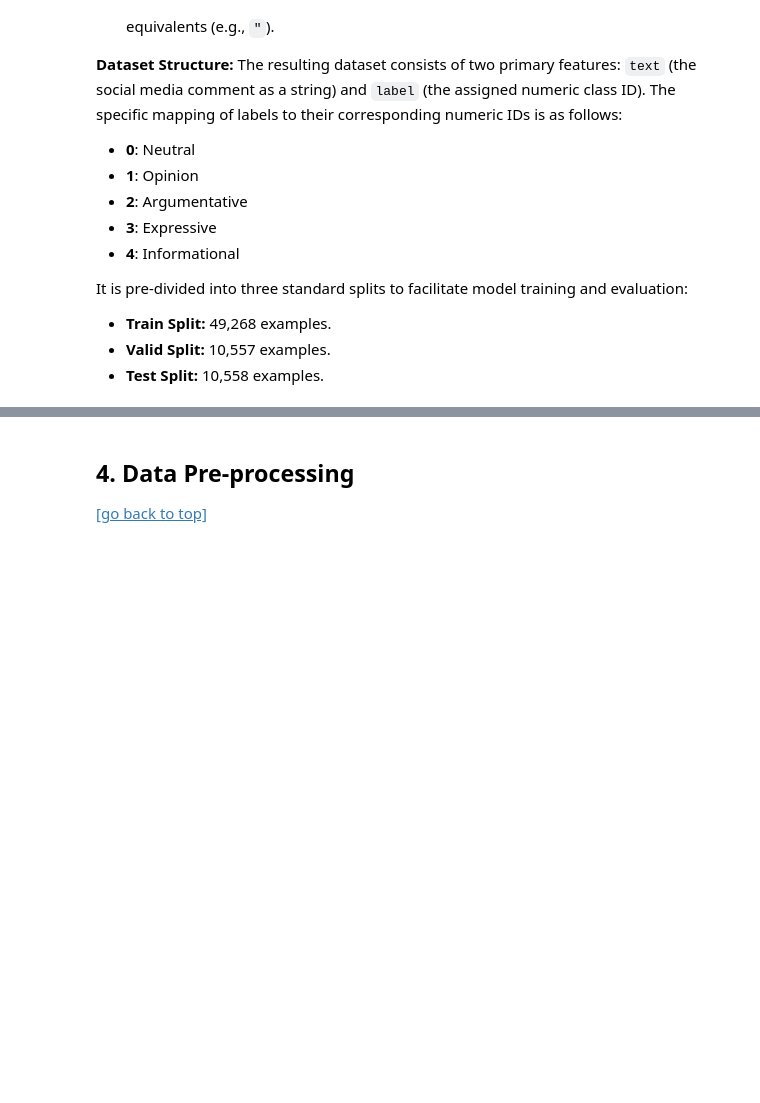
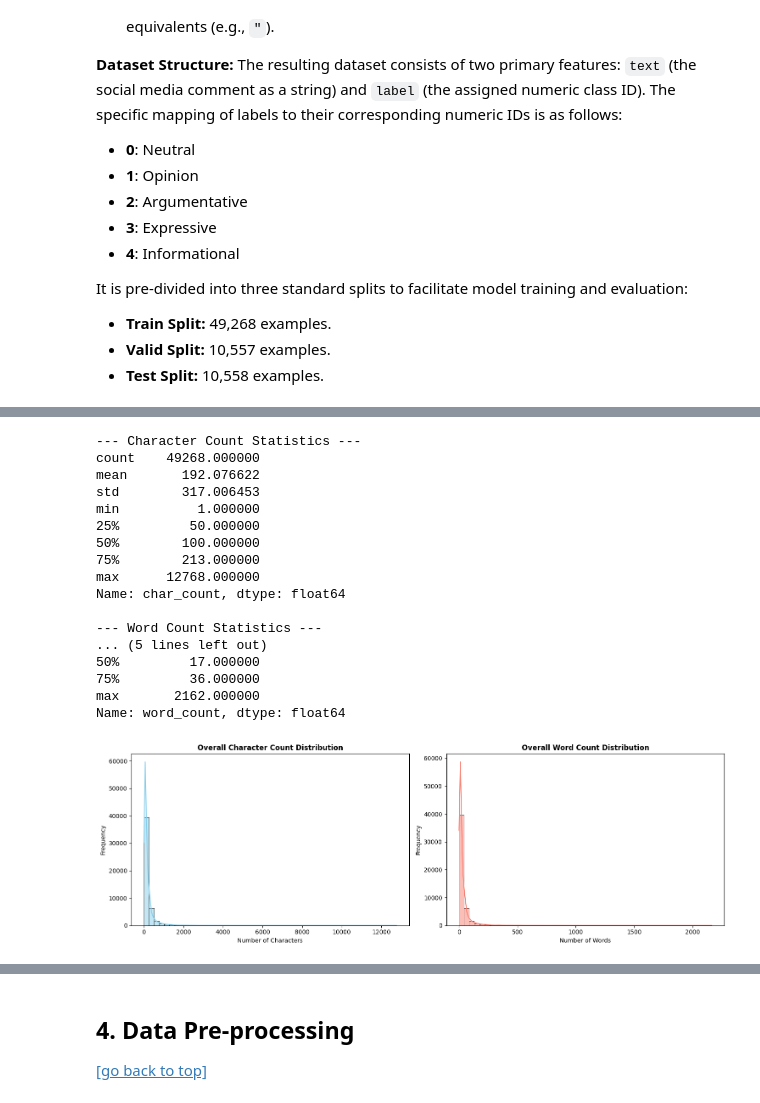
Before and after one commit to antonioromao03/PLN-Text_Classification, a Jupyter notebook: text_classification.ipynb, the cells around one changed output, grey strips where cells are left out. Cells and saved outputs as stored; diff of their text form; code cells hidden in the pictures; blank space fills up the shorter version.

```diff
--- a/text_classification.ipynb
+++ b/text_classification.ipynb
@@ -128,0 +281,50 @@ It is pre-divided into three standard splits to facilitate model training and ev
+# %%
+import matplotlib.pyplot as plt
+import seaborn as sns
+
+# Calculate character count and word count for the training dataset
+df_train['char_count'] = df_train['text'].apply(lambda x: len(str(x)))
+df_train['word_count'] = df_train['text'].apply(lambda x: len(str(x).split()))
+
+# Display basic statistical summaries
+print("--- Character Count Statistics ---")
+print(df_train['char_count'].describe())
+print("\n--- Word Count Statistics ---")
+print(df_train['word_count'].describe())
+
+# Visualize the overall distributions using histograms
+fig, axes = plt.subplots(1, 2, figsize=(15, 5))
+
+# Character Count Histogram
+sns.histplot(df_train['char_count'], bins=50, ax=axes[0], color='skyblue', kde=True)
+axes[0].set_title('Overall Character Count Distribution', fontweight='bold')
+axes[0].set_xlabel('Number of Characters')
+axes[0].set_ylabel('Frequency')
+
+# Word Count Histogram
+sns.histplot(df_train['word_count'], bins=50, ax=axes[1], color='salmon', kde=True)
+axes[1].set_title('Overall Word Count Distribution', fontweight='bold')
+axes[1].set_xlabel('Number of Words')
+axes[1].set_ylabel('Frequency')
+
+plt.tight_layout()
+plt.show()
+# %% [output]
+--- Character Count Statistics ---
+count    49268.000000
+mean       192.076622
+std        317.006453
+min          1.000000
+25%         50.000000
+50%        100.000000
+75%        213.000000
+max      12768.000000
+Name: char_count, dtype: float64
+
+--- Word Count Statistics ---
+... (5 lines left out)
+50%         17.000000
+75%         36.000000
+max       2162.000000
+Name: word_count, dtype: float64
+[figure, added]
```
Also changed, not shown: parts of 24 cells of this notebook.
